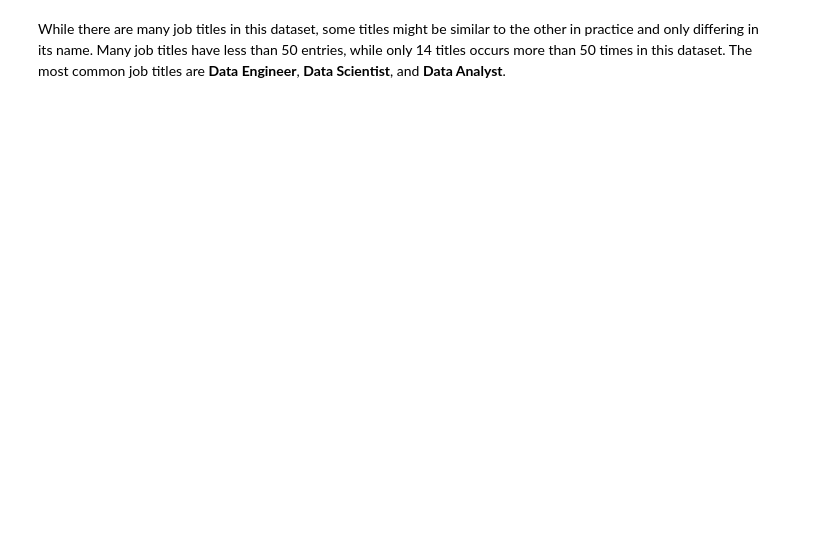
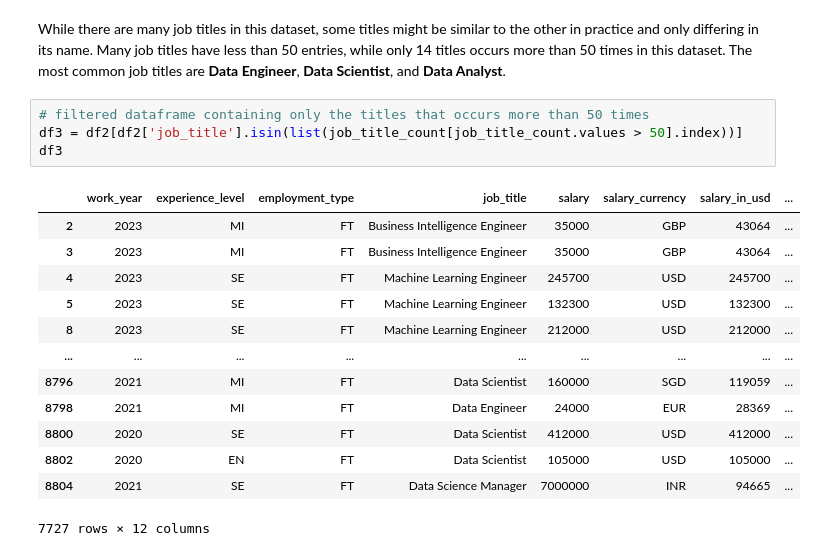
Before and after one commit to mezkymy/global-salaries, a Jupyter notebook: global-salaries.ipynb, the cells around one changed output. Cells and saved outputs as stored; diff of their text form; blank space fills up the shorter version.

```diff
--- a/global-salaries.ipynb
+++ b/global-salaries.ipynb
@@ -195,2 +212,20 @@ job_title_count[job_title_count.values > 50].nunique()
 # %% [markdown]
 While there are many job titles in this dataset, some titles might be similar to the other in practice and only differing in its name. Many job titles have less than 50 entries, while only 14 titles occurs more than 50 times in this dataset. The most common job titles are **Data Engineer**, **Data Scientist**, and **Data Analyst**.
+# %%
+# filtered dataframe containing only the titles that occurs more than 50 times
+df3 = df2[df2['job_title'].isin(list(job_title_count[job_title_count.values > 50].index))]
+df3
+# %% [output]
+|  | work_year | experience_level | employment_type | job_title | salary | salary_currency | salary_in_usd | ... |
+| 2 | 2023 | MI | FT | Business Intelligence Engineer | 35000 | GBP | 43064 | ... |
+| 3 | 2023 | MI | FT | Business Intelligence Engineer | 35000 | GBP | 43064 | ... |
+| 4 | 2023 | SE | FT | Machine Learning Engineer | 245700 | USD | 245700 | ... |
+| 5 | 2023 | SE | FT | Machine Learning Engineer | 132300 | USD | 132300 | ... |
+| 8 | 2023 | SE | FT | Machine Learning Engineer | 212000 | USD | 212000 | ... |
+| ... | ... | ... | ... | ... | ... | ... | ... | ... |
+| 8796 | 2021 | MI | FT | Data Scientist | 160000 | SGD | 119059 | ... |
+| 8798 | 2021 | MI | FT | Data Engineer | 24000 | EUR | 28369 | ... |
+| 8800 | 2020 | SE | FT | Data Scientist | 412000 | USD | 412000 | ... |
+| 8802 | 2020 | EN | FT | Data Scientist | 105000 | USD | 105000 | ... |
+| 8804 | 2021 | SE | FT | Data Science Manager | 7000000 | INR | 94665 | ... |
+7727 rows × 12 columns
```
Also changed, not shown: parts of 17 cells of this notebook.
